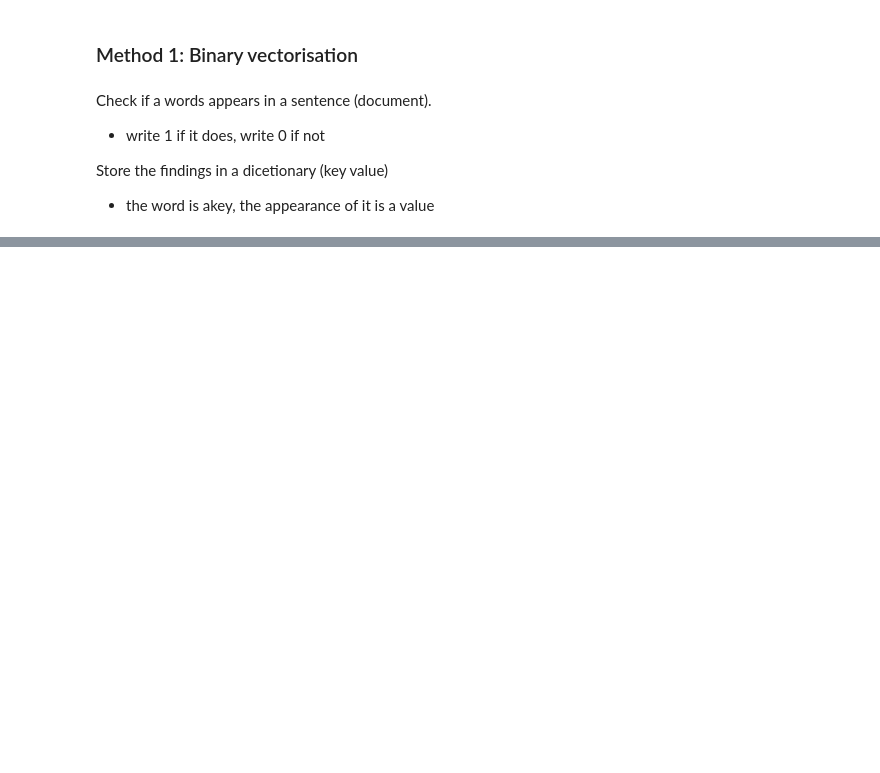
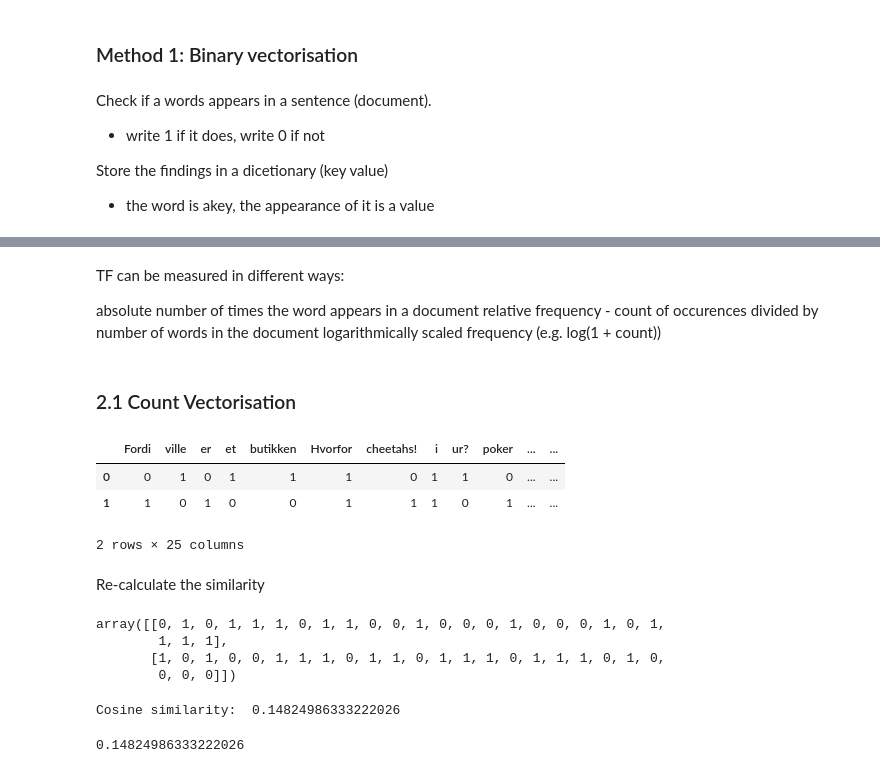
Before and after one commit to cph-mh1088/MP5, a Jupyter notebook: MP5.ipynb, the cells around one changed output, grey strips where cells are left out. Saved outputs shown, nothing was run; the diff lists cells and outputs as text; code cells hidden in the pictures; blank space fills up the shorter version.

```diff
--- a/MP5.ipynb
+++ b/MP5.ipynb
@@ -116,0 +77,3 @@ for joke in all_jokes:
+# %%
+sent1 = first_dad_joke.split(" ")
+sent2 = first_dog_joke.split(" ")
@@ -213,0 +189,48 @@ Cosine similarity:  0.1336306209562122
+# %% [markdown]
+TF can be measured in different ways:
+
+absolute number of times the word appears in a document
+relative frequency - count of occurences divided by number of words in the document
+logarithmically scaled frequency (e.g. log(1 + count))
+# %% [markdown]
+### 2.1 Count Vectorisation
+# %%
+# Create count vector from a sentence, telling the frequency of word appearance
+def cvect(sent):
+
+    # creates the dict with the corpus as keys
+    mydict = dict.fromkeys(corpus, 0)
+
+    # count the occurance of each word
+    for word in sent:
+        mydict[word] += 1
+    return mydict
+# %%
+dict1 = cvect(sent1)
+dict2 = cvect(sent2)
+# %%
+# collect the dictionaires in a data frame
+dfc = pd.DataFrame([dict1, dict2])
+dfc
+# %% [output]
+|  | Fordi | ville | er | et | butikken | Hvorfor | cheetahs! | i | ur? | poker | ... | ... |
+| 0 | 0 | 1 | 0 | 1 | 1 | 1 | 0 | 1 | 1 | 0 | ... | ... |
+| 1 | 1 | 0 | 1 | 0 | 0 | 1 | 1 | 1 | 0 | 1 | ... | ... |
+2 rows × 25 columns
+# %% [markdown]
+Re-calculate the similarity
+# %%
+# Store the binary values into array
+arc = dfc.to_numpy()
+arc
+# %% [output]
+array([[0, 1, 0, 1, 1, 1, 0, 1, 1, 0, 0, 1, 0, 0, 0, 1, 0, 0, 0, 1, 0, 1,
+        1, 1, 1],
+       [1, 0, 1, 0, 0, 1, 1, 1, 0, 1, 1, 0, 1, 1, 1, 0, 1, 1, 1, 0, 1, 0,
+        0, 0, 0]])
+# %%
+# Test the similarity
+cosim(arc[0], arc[1])
+# %% [output]
+Cosine similarity:  0.14824986333222026
+0.14824986333222026
```
Also changed, not shown: parts of 58 cells of this notebook.
